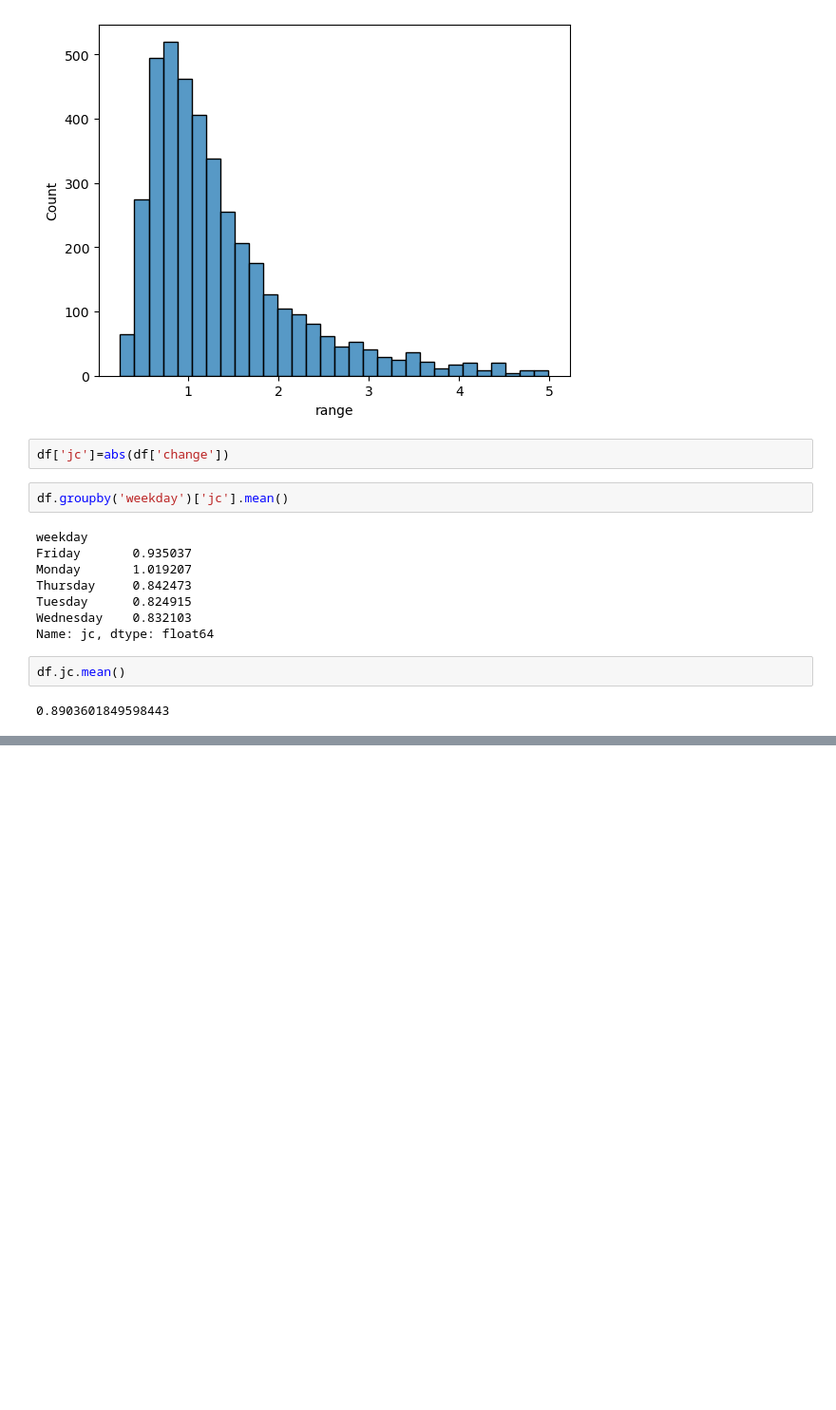
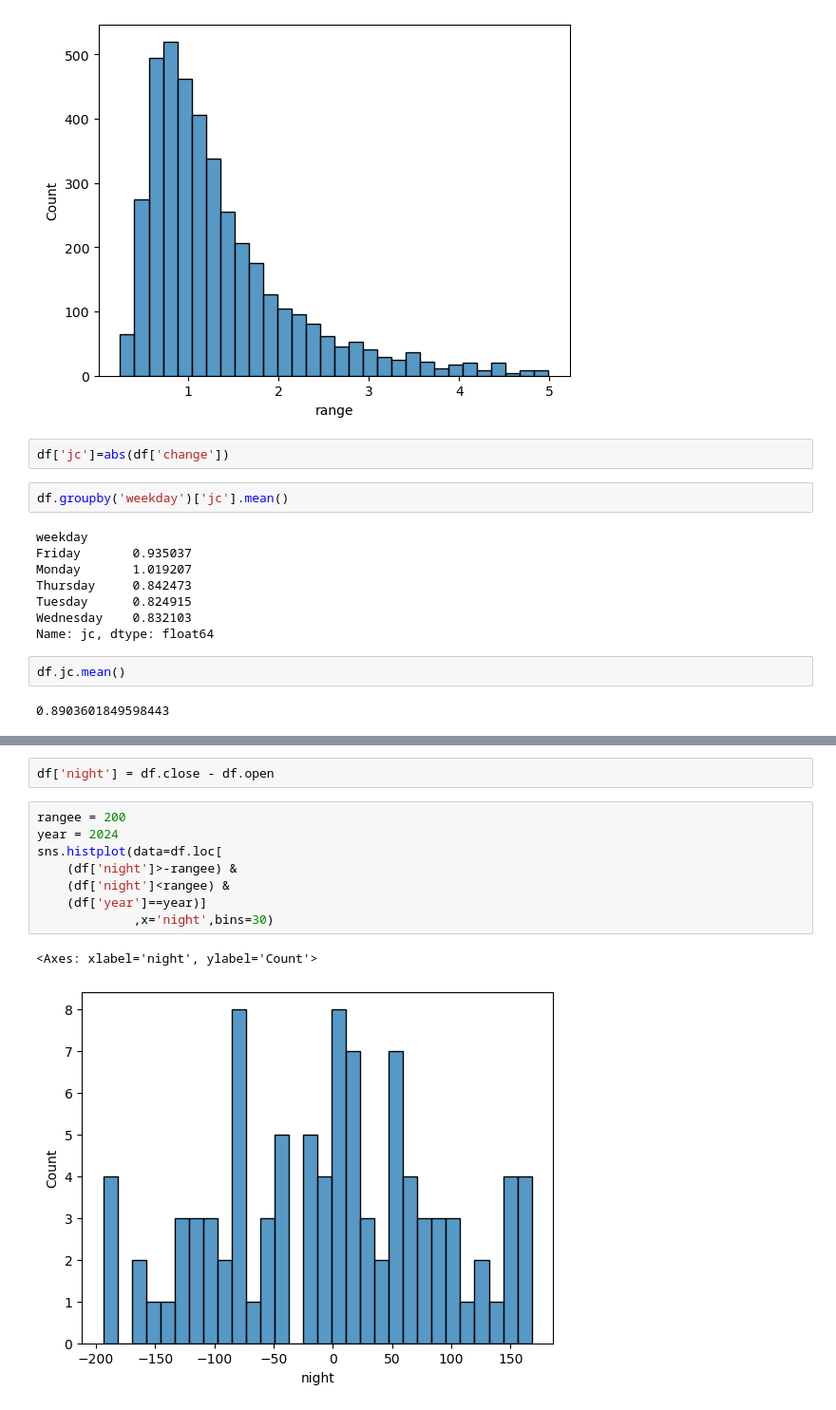
Before and after one commit to deveshpatwa/Pyhton-projects, a Jupyter notebook: Nifty50 Analysis/Nifty50_Analysis.ipynb, the cells around one changed output, grey strips where cells are left out. Shown at 95% size. Cells and saved outputs as stored; diff of their text form; blank space fills up the shorter version.

```diff
--- a/Nifty50 Analysis/Nifty50_Analysis.ipynb
+++ b/Nifty50 Analysis/Nifty50_Analysis.ipynb
@@ -167,0 +177,13 @@ df.jc.mean()
+# %%
+df['night'] = df.close - df.open
+# %%
+rangee = 200
+year = 2024
+sns.histplot(data=df.loc[
+    (df['night']>-rangee) &
+    (df['night']<rangee) &
+    (df['year']==year)]
+             ,x='night',bins=30)
+# %% [output]
+<Axes: xlabel='night', ylabel='Count'>
+[figure, added]
```
Also changed, not shown: parts of 3 cells of this notebook.
